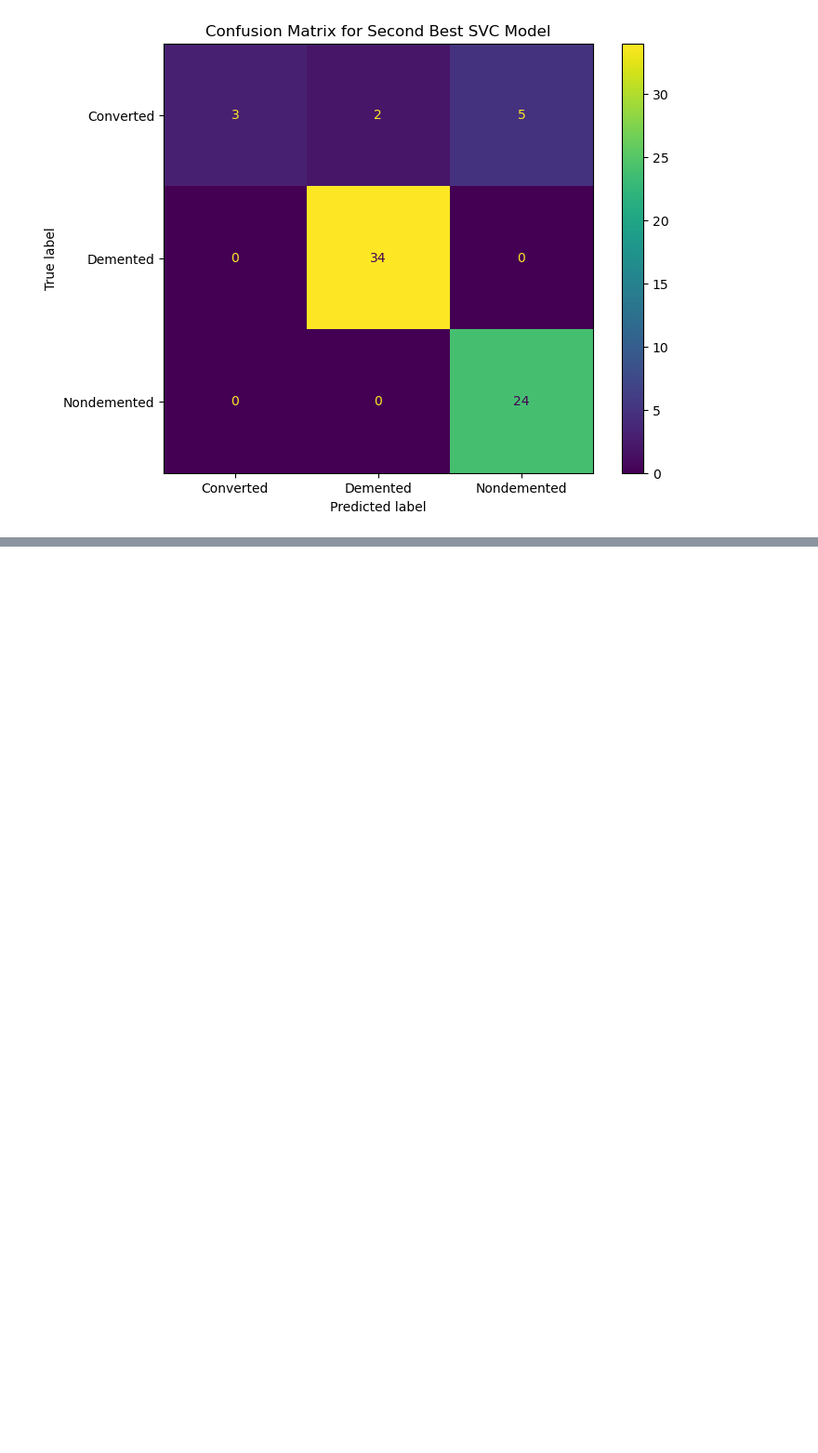
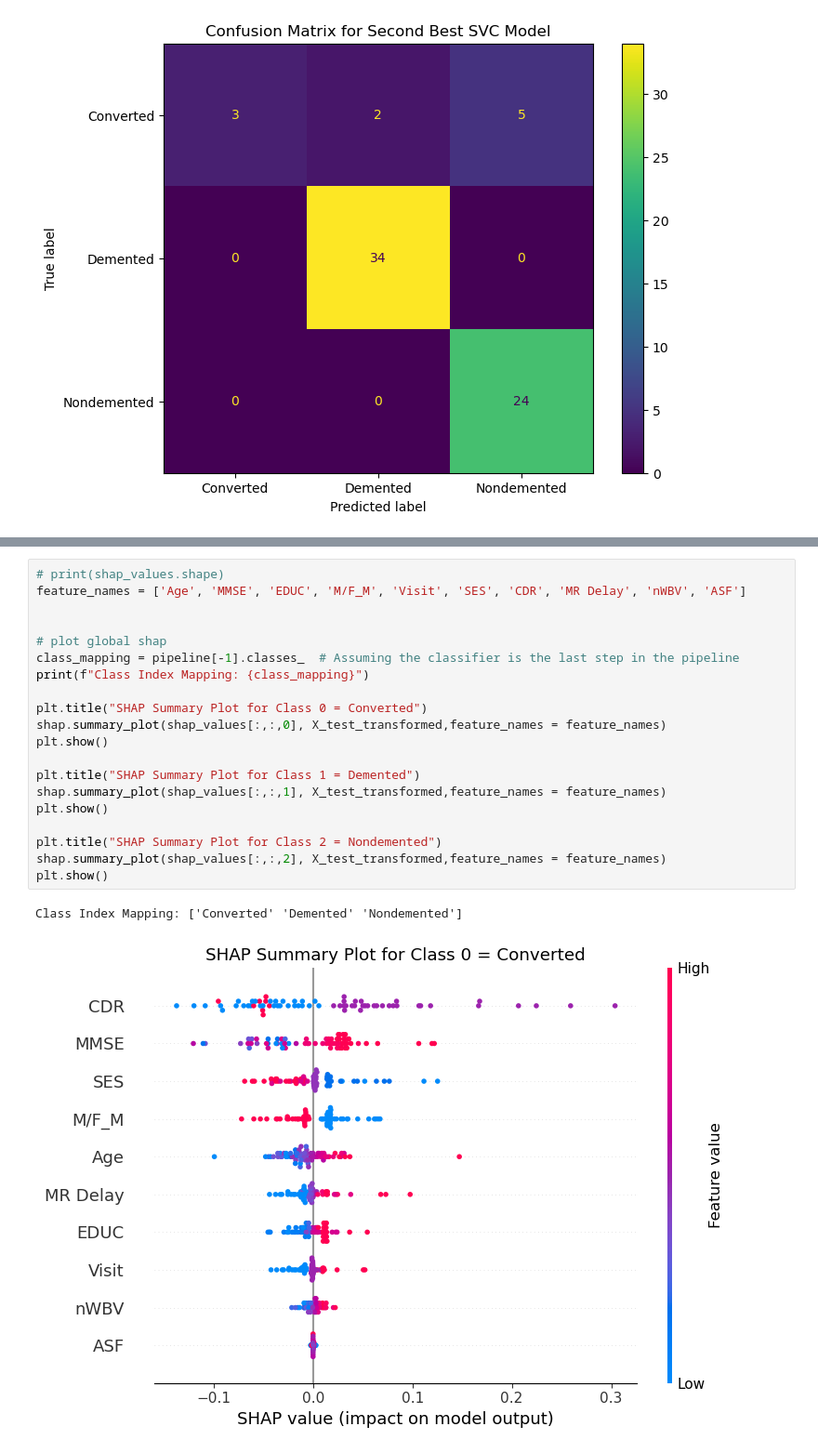
Before and after one commit to s-bao/data1030-project, a Jupyter notebook: src/imp_models.ipynb, the cells around one changed output, grey strips where cells are left out. Shown at 93% size. Drawn from its saved outputs; the diff is of its cells as text; blank space fills up the shorter version.

```diff
--- a/src/imp_models.ipynb
+++ b/src/imp_models.ipynb
@@ -595,0 +626,23 @@ ValueError: could not convert string to float: 'M'
+# %%
+# print(shap_values.shape)
+feature_names = ['Age', 'MMSE', 'EDUC', 'M/F_M', 'Visit', 'SES', 'CDR', 'MR Delay', 'nWBV', 'ASF']
+
+
+# plot global shap
+class_mapping = pipeline[-1].classes_  # Assuming the classifier is the last step in the pipeline
+print(f"Class Index Mapping: {class_mapping}")
+
+plt.title("SHAP Summary Plot for Class 0 = Converted")
+shap.summary_plot(shap_values[:,:,0], X_test_transformed,feature_names = feature_names)
+plt.show()
+
+plt.title("SHAP Summary Plot for Class 1 = Demented")
+shap.summary_plot(shap_values[:,:,1], X_test_transformed,feature_names = feature_names)
+plt.show()
+
+plt.title("SHAP Summary Plot for Class 2 = Nondemented")
+shap.summary_plot(shap_values[:,:,2], X_test_transformed,feature_names = feature_names)
+plt.show()
+# %% [output]
+Class Index Mapping: ['Converted' 'Demented' 'Nondemented']
+[figure, added]
```
Also changed, not shown: parts of 17 cells of this notebook, 38 other files.
